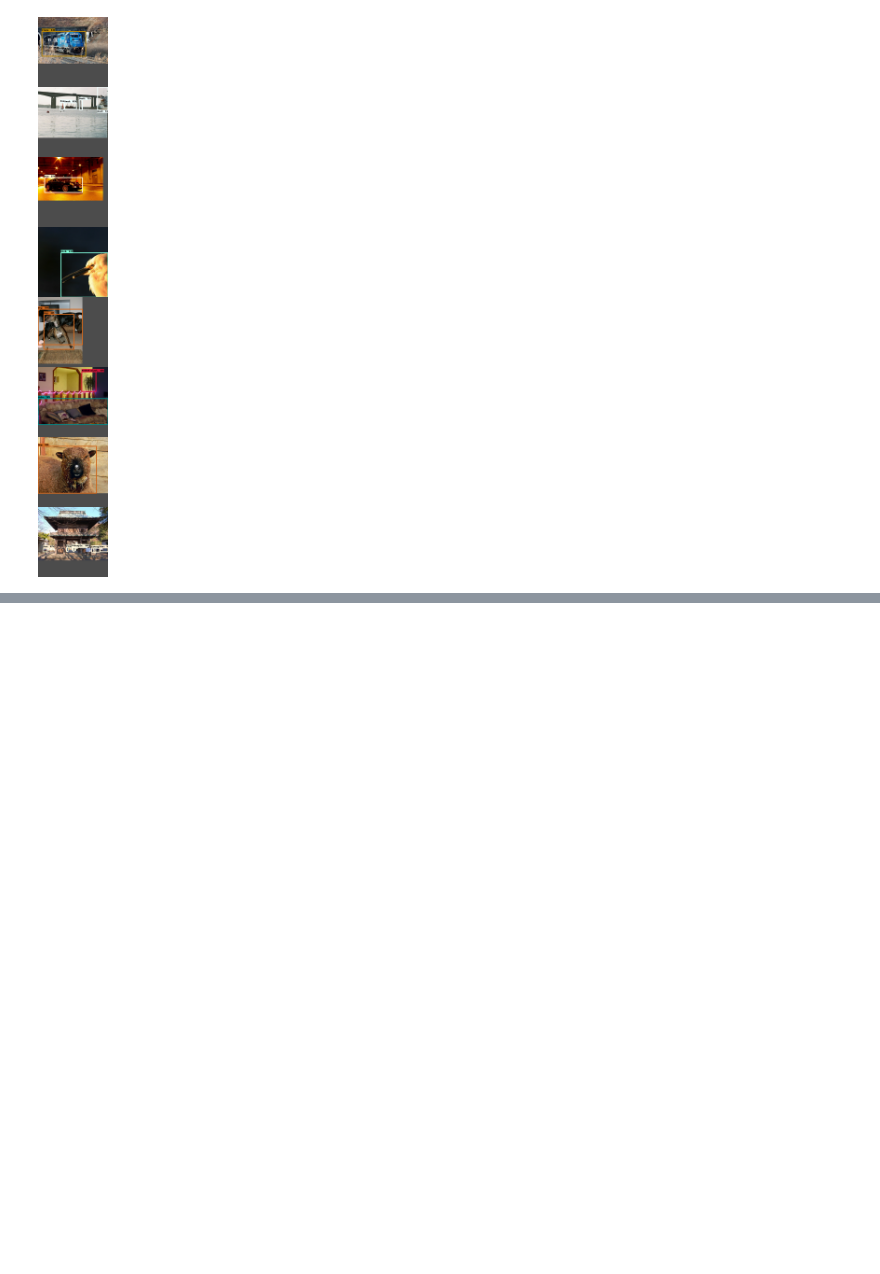
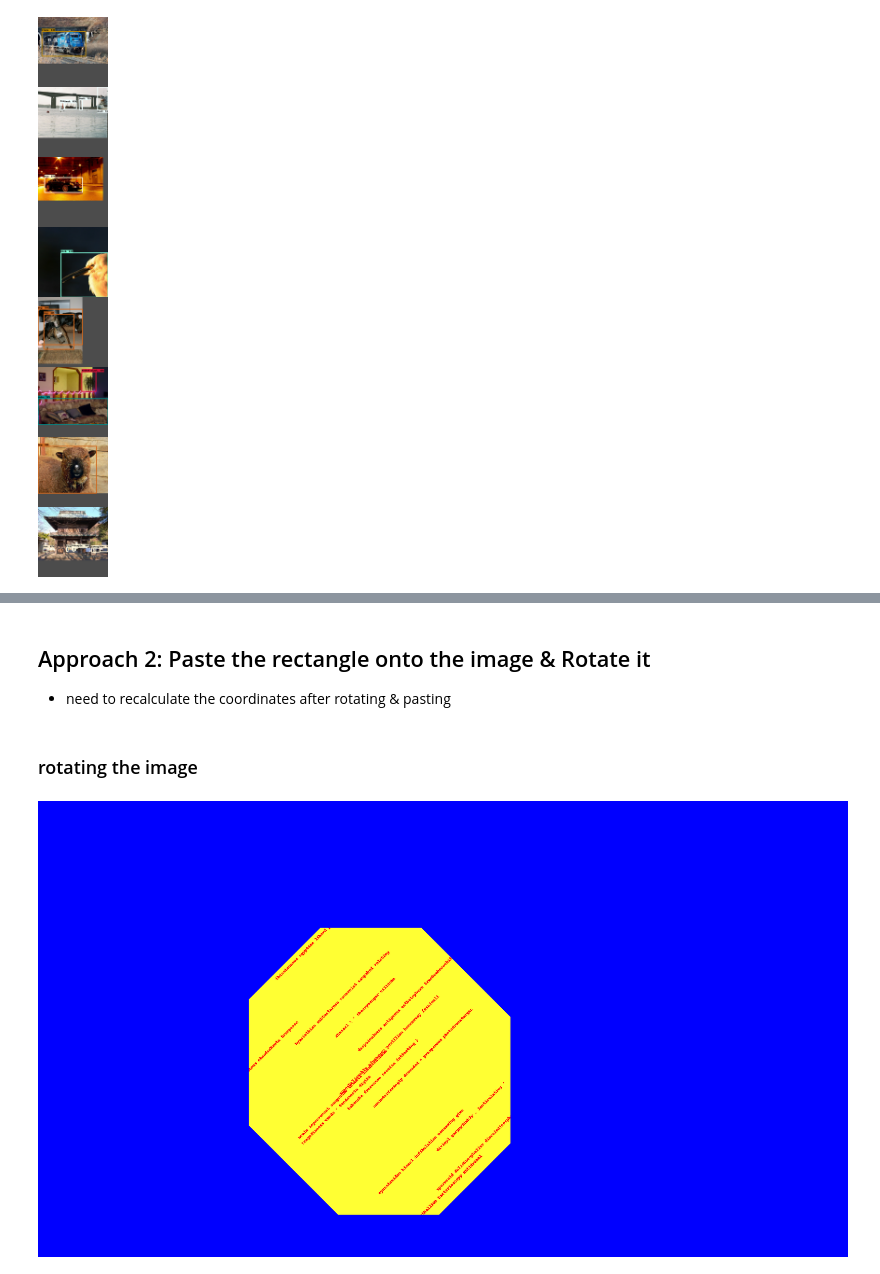
Before and after one commit to alixintong/btt-ai-know-your-customer, a Jupyter notebook: pix2seq_finetuning_object_detection.ipynb, the cells around one changed output, grey strips where cells are left out. Saved outputs shown, nothing was run; the diff lists cells and outputs as text; code cells hidden in the pictures; blank space fills up the shorter version.

```diff
--- a/pix2seq_finetuning_object_detection.ipynb
+++ b/pix2seq_finetuning_object_detection.ipynb
@@ -253,0 +274,17 @@ Image.fromarray(np.uint8(im.numpy() * 255))
+# %% [markdown]
+## Approach 2: Paste the rectangle onto the image & Rotate it
+- need to recalculate the coordinates after rotating & pasting
+# %% [markdown]
+### rotating the image
+# %%
+width = 1920
+height = 1080
+
+# create a white blank image
+img1 = Image.new('RGB', size=(width, height), color='blue')
+
+# draw a rotated 620*680 rectangle inside
+img2 = Image.new('RGB', size=(620, 680), color='blue')
+draw = ImageDraw.Draw(img2)
+rec_coord = [(0,0),(620, 680)]
+draw.rectangle(rec_coord, fill ="#ffff33")
@@ -253,0 +294,4 @@ Image.fromarray(np.uint8(im.numpy() * 255))
+# %%
+img1
+# %% [output]
+[figure, added]
```
Also changed, not shown: parts of 25 cells of this notebook.
